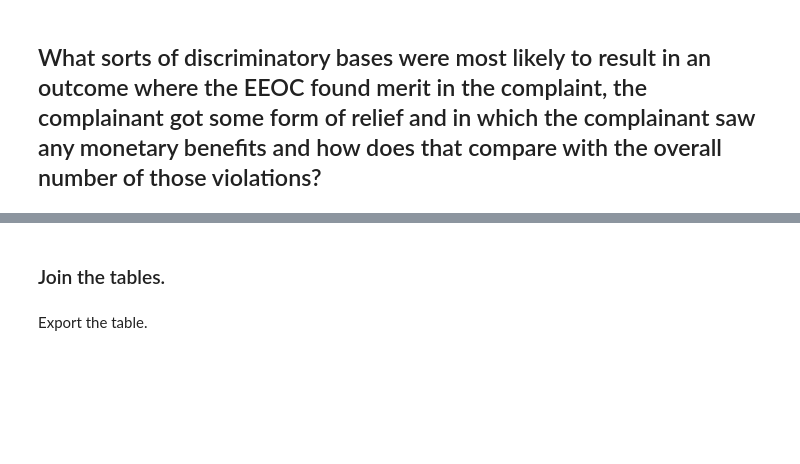
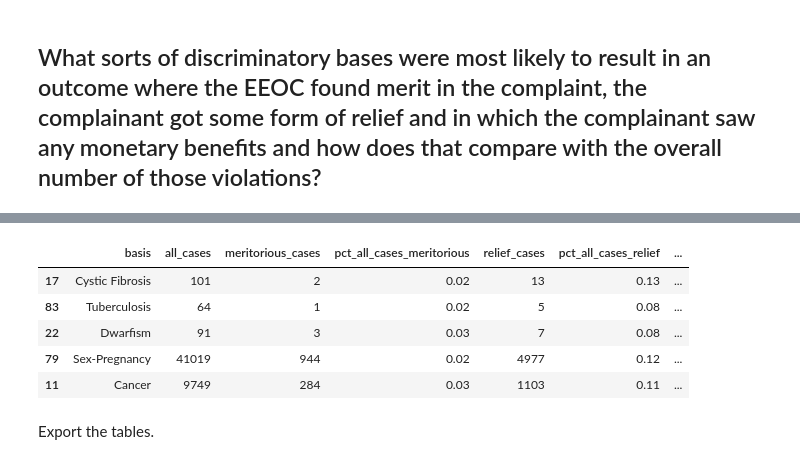
Before and after one commit to PublicI/employment-discrimination, a Jupyter notebook: employment-discrimination.ipynb, the cells around one changed output, grey strips where cells are left out. Drawn from its saved outputs; the diff is of its cells as text; code cells hidden in the pictures; blank space fills up the shorter version.

```diff
--- a/employment-discrimination.ipynb
+++ b/employment-discrimination.ipynb
@@ -425,2 +450,11 @@ monetary_benefits_by_basis.sort_values("num_cases", ascending=False).head()
+# %%
+cases_by_basis.sort_values("pct_all_cases_monetary_benefits", ascending=False).head()
+# %% [output]
+|  | basis | all_cases | meritorious_cases | pct_all_cases_meritorious | relief_cases | pct_all_cases_relief | ... |
+| 17 | Cystic Fibrosis | 101 | 2 | 0.02 | 13 | 0.13 | ... |
+| 83 | Tuberculosis | 64 | 1 | 0.02 | 5 | 0.08 | ... |
+| 22 | Dwarfism | 91 | 3 | 0.03 | 7 | 0.08 | ... |
+| 79 | Sex-Pregnancy | 41019 | 944 | 0.02 | 4977 | 0.12 | ... |
+| 11 | Cancer | 9749 | 284 | 0.03 | 1103 | 0.11 | ... |
 # %% [markdown]
-### Join the tables.
+Export the tables.
@@ -430,3 +461 @@ cases_by_basis_and_benefits.sort_values("rank", ascending=True).head()
-# %% [markdown]
-Export the table.
 # %%
```
Also changed, not shown: parts of 27 cells of this notebook.
